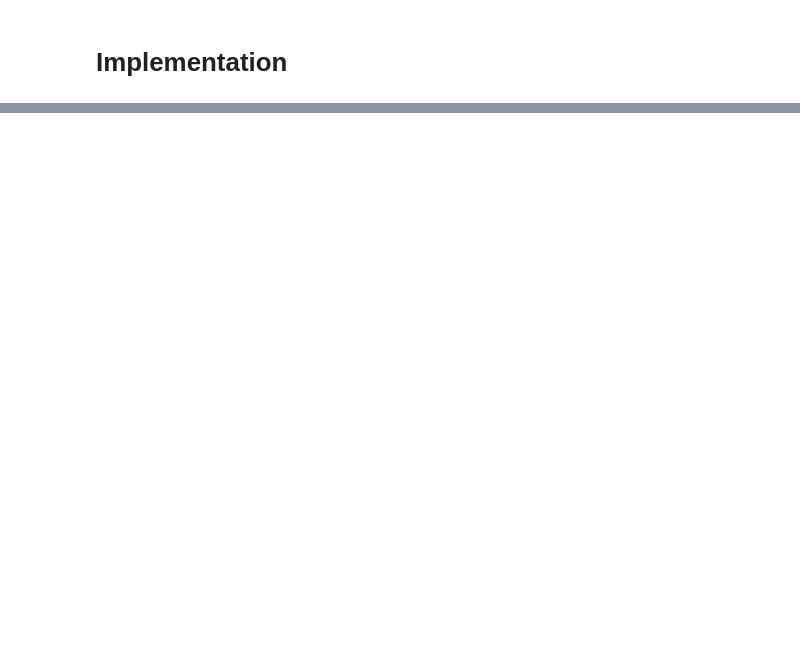
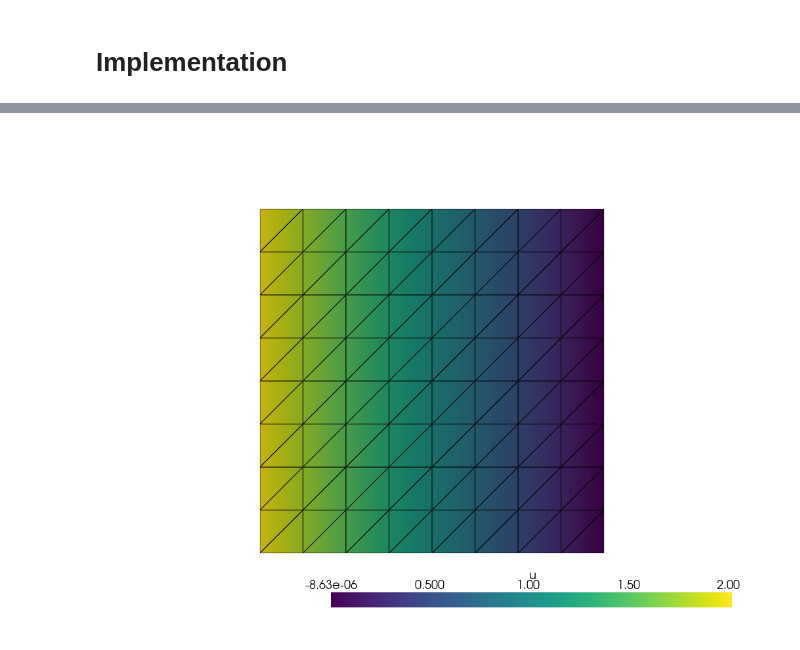
Before and after one commit to Navier-Geotechnique/fenicsx-mfront-gallery, a Jupyter notebook: FEniCSx/mixed_formulations_2.ipynb, the cells around one changed output, grey strips where cells are left out. Saved outputs shown, nothing was run; the diff lists cells and outputs as text; code cells hidden in the pictures; blank space fills up the shorter version.

Commit message:
Pyvista static output

```diff
--- a/FEniCSx/mixed_formulations_2.ipynb
+++ b/FEniCSx/mixed_formulations_2.ipynb
@@ -8,6 +8,7 @@ from mpi4py import MPI
 import numpy as np
 import basix
 import pyvista
+pyvista.set_jupyter_backend('static')
 
 # Mesh
 domain = mesh.create_unit_square(
@@ -90,0 +91 @@ Widget(value='<iframe src="http://localhost:51224/index.html?ui=P_0x3521265d0_8&
+[figure, added]
```
Also changed, not shown: parts of 1 cell of this notebook, 1 other file.
